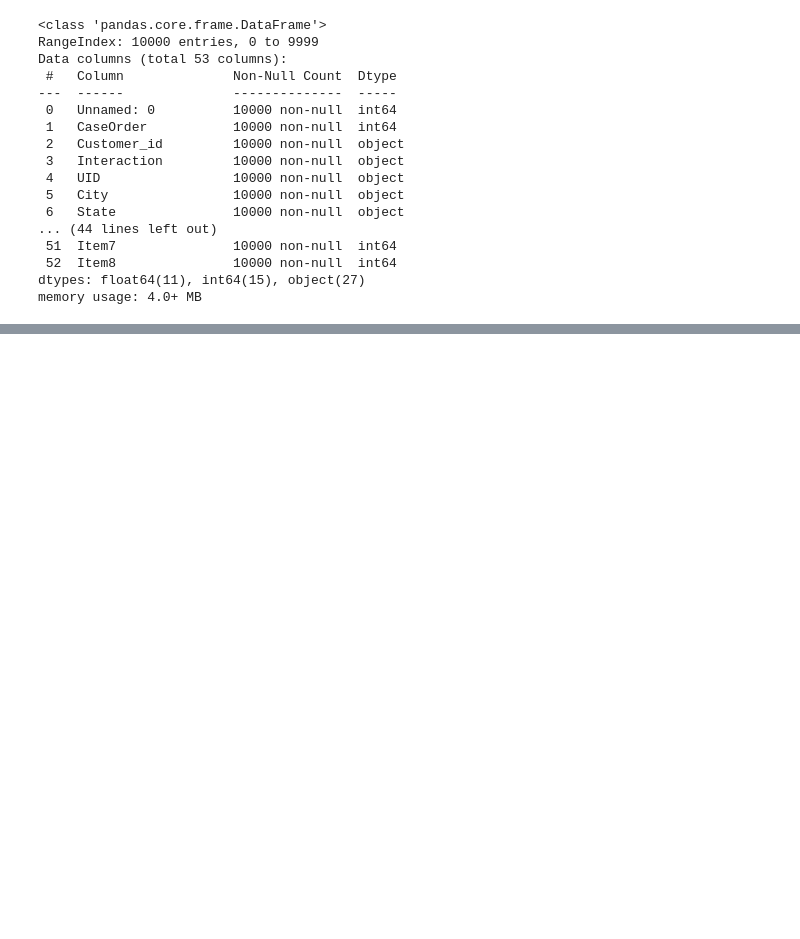
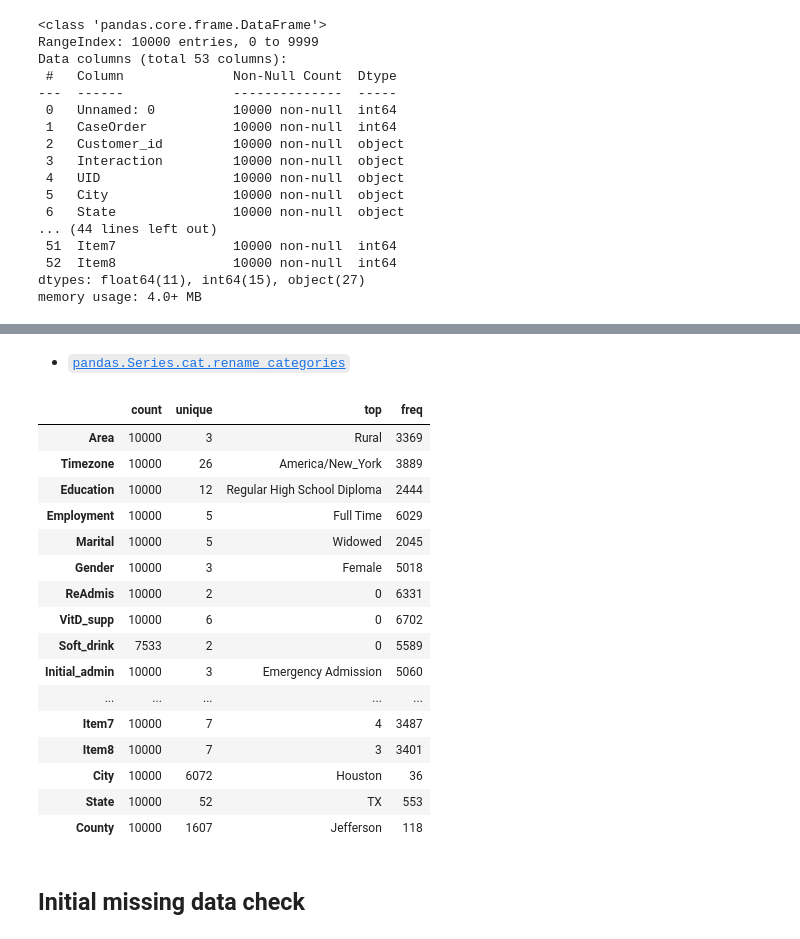
Before and after one commit to cshawnkeech/D206_Data_Cleaning_Keech, a Jupyter notebook: notebooks/001_medical_eda.ipynb, the cells around one changed output, grey strips where cells are left out. Drawn from its saved outputs; the diff is of its cells as text; code cells hidden in the pictures; blank space fills up the shorter version.

```diff
--- a/notebooks/001_medical_eda.ipynb
+++ b/notebooks/001_medical_eda.ipynb
@@ -145,0 +135,4 @@ check_for_categorical(
+# %%
+# cast to categorical
+for cat in possible_categories:
+    medical[cat] = medical[cat].astype('category')
@@ -145,0 +292,2 @@ check_for_categorical(
+# %% [markdown]
+- [`pandas.Series.cat.rename_categories`](https://pandas.pydata.org/pandas-docs/stable/reference/api/pandas.Series.cat.rename_categories.html)
@@ -145,0 +306,22 @@ check_for_categorical(
+# %%
+medical[possible_categories].describe().T
+# %% [output]
+|  | count | unique | top | freq |
+| Area | 10000 | 3 | Rural | 3369 |
+| Timezone | 10000 | 26 | America/New_York | 3889 |
+| Education | 10000 | 12 | Regular High School Diploma | 2444 |
+| Employment | 10000 | 5 | Full Time | 6029 |
+| Marital | 10000 | 5 | Widowed | 2045 |
+| Gender | 10000 | 3 | Female | 5018 |
+| ReAdmis | 10000 | 2 | 0 | 6331 |
+| VitD_supp | 10000 | 6 | 0 | 6702 |
+| Soft_drink | 7533 | 2 | 0 | 5589 |
+| Initial_admin | 10000 | 3 | Emergency Admission | 5060 |
+| ... | ... | ... | ... | ... |
+| Item7 | 10000 | 7 | 4 | 3487 |
+| Item8 | 10000 | 7 | 3 | 3401 |
+| City | 10000 | 6072 | Houston | 36 |
+| State | 10000 | 52 | TX | 553 |
+| County | 10000 | 1607 | Jefferson | 118 |
+# %% [markdown]
+## Initial missing data check
```
Also changed, not shown: parts of 34 cells of this notebook, 5 other files.
